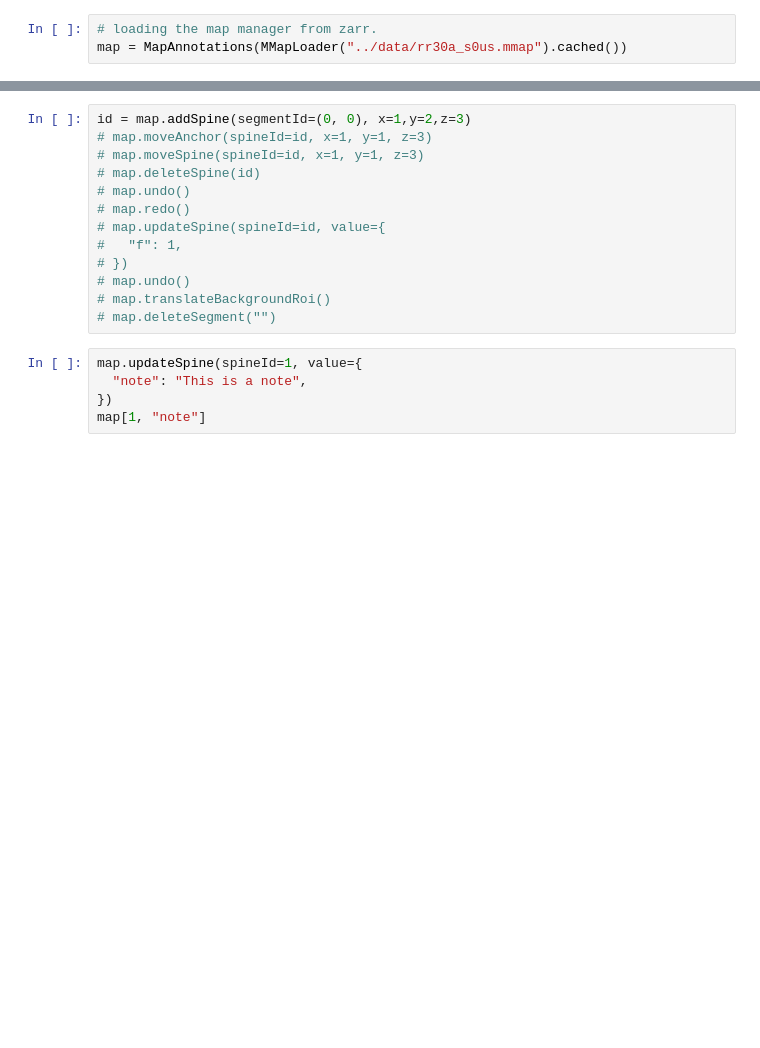
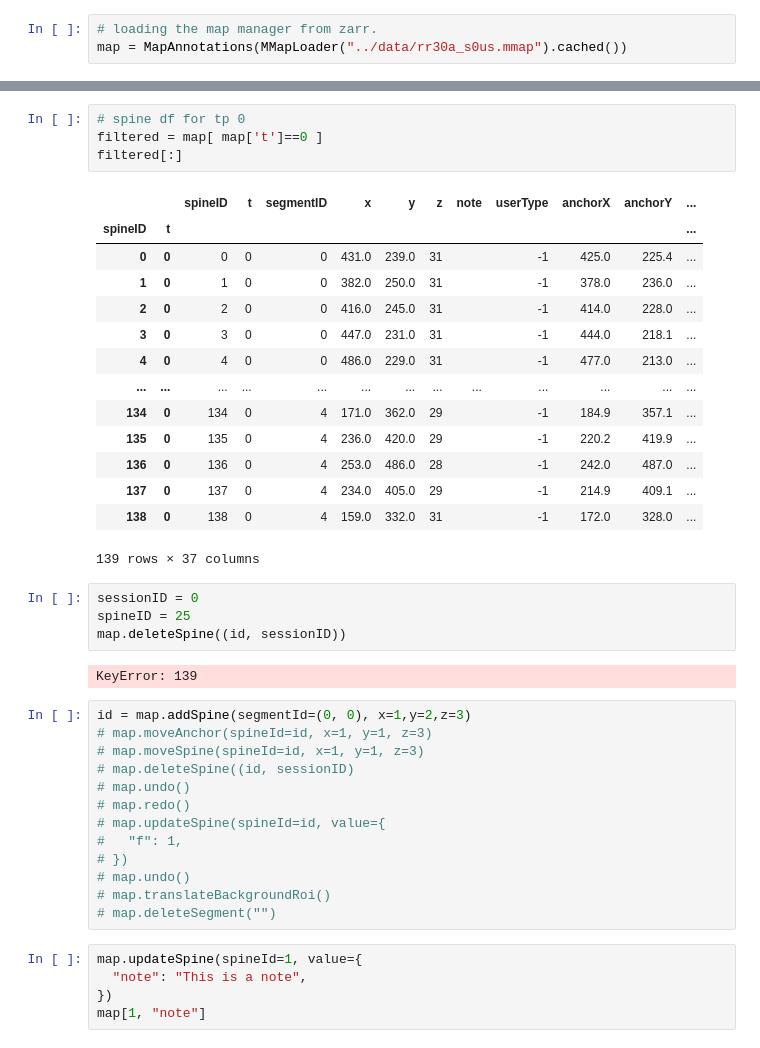
Before and after one commit to mapmanager/MapManagerCore, a Jupyter notebook: examples/example.ipynb, the cells around one changed output, grey strips where cells are left out. Drawn from its saved outputs; the diff is of its cells as text; blank space fills up the shorter version.

```diff
--- a/examples/example.ipynb
+++ b/examples/example.ipynb
@@ -28,8 +60,33 @@ map = MapAnnotations(MMapLoader("../data/rr30a_s0us.mmap").cached())
+# %%
+# spine df for tp 0
+filtered = map[ map['t']==0 ]
+filtered[:]
+# %% [output]
+|  |  | spineID | t | segmentID | x | y | z | note | userType | anchorX | anchorY | ... |
+| spineID | t |  |  |  |  |  |  |  |  |  |  | ... |
+| 0 | 0 | 0 | 0 | 0 | 431.0 | 239.0 | 31 |  | -1 | 425.0 | 225.4 | ... |
+| 1 | 0 | 1 | 0 | 0 | 382.0 | 250.0 | 31 |  | -1 | 378.0 | 236.0 | ... |
+| 2 | 0 | 2 | 0 | 0 | 416.0 | 245.0 | 31 |  | -1 | 414.0 | 228.0 | ... |
+| 3 | 0 | 3 | 0 | 0 | 447.0 | 231.0 | 31 |  | -1 | 444.0 | 218.1 | ... |
+| 4 | 0 | 4 | 0 | 0 | 486.0 | 229.0 | 31 |  | -1 | 477.0 | 213.0 | ... |
+| ... | ... | ... | ... | ... | ... | ... | ... | ... | ... | ... | ... | ... |
+| 134 | 0 | 134 | 0 | 4 | 171.0 | 362.0 | 29 |  | -1 | 184.9 | 357.1 | ... |
+| 135 | 0 | 135 | 0 | 4 | 236.0 | 420.0 | 29 |  | -1 | 220.2 | 419.9 | ... |
+| 136 | 0 | 136 | 0 | 4 | 253.0 | 486.0 | 28 |  | -1 | 242.0 | 487.0 | ... |
+| 137 | 0 | 137 | 0 | 4 | 234.0 | 405.0 | 29 |  | -1 | 214.9 | 409.1 | ... |
+| 138 | 0 | 138 | 0 | 4 | 159.0 | 332.0 | 31 |  | -1 | 172.0 | 328.0 | ... |
+139 rows × 37 columns
+# %%
+sessionID = 0
+spineID = 25
+map.deleteSpine((id, sessionID))
+# %% [output]
+KeyError: 139
 # %%
 id = map.addSpine(segmentId=(0, 0), x=1,y=2,z=3)
 # map.moveAnchor(spineId=id, x=1, y=1, z=3)
 # map.moveSpine(spineId=id, x=1, y=1, z=3)
-# map.deleteSpine(id)
+# map.deleteSpine((id, sessionID)
 # map.undo()
 # map.redo()
 # map.updateSpine(spineId=id, value={
```
Also changed, not shown: parts of 6 cells of this notebook, 1 other file.
